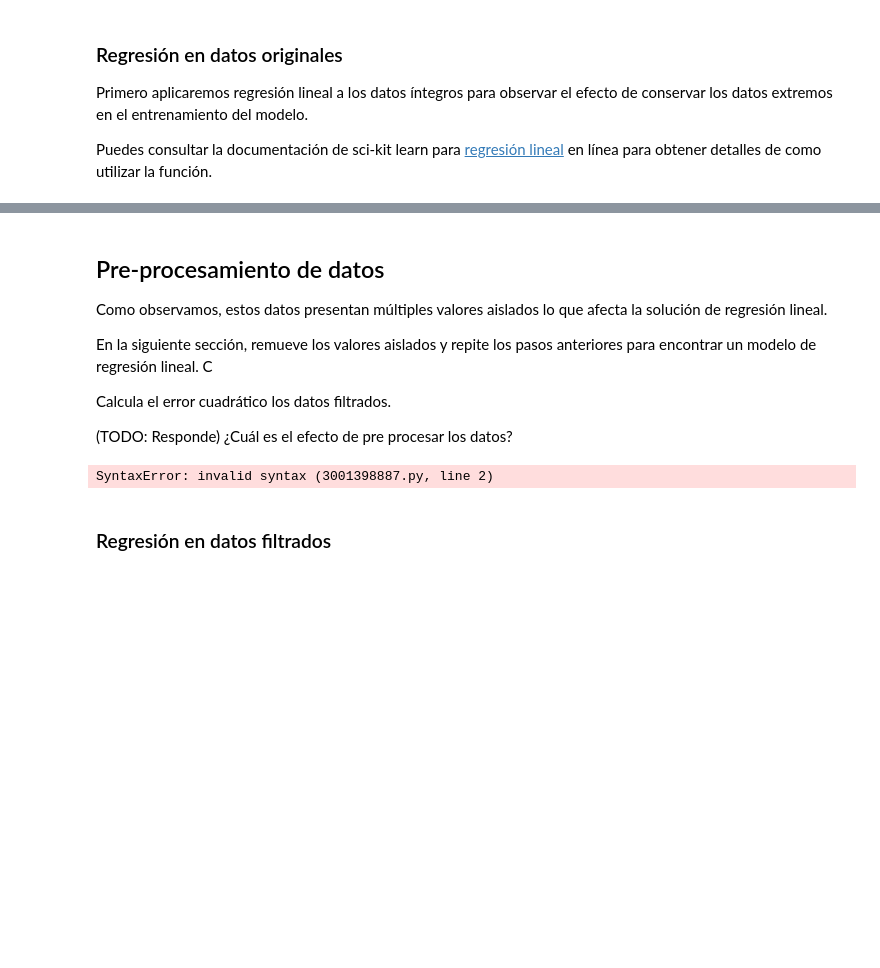
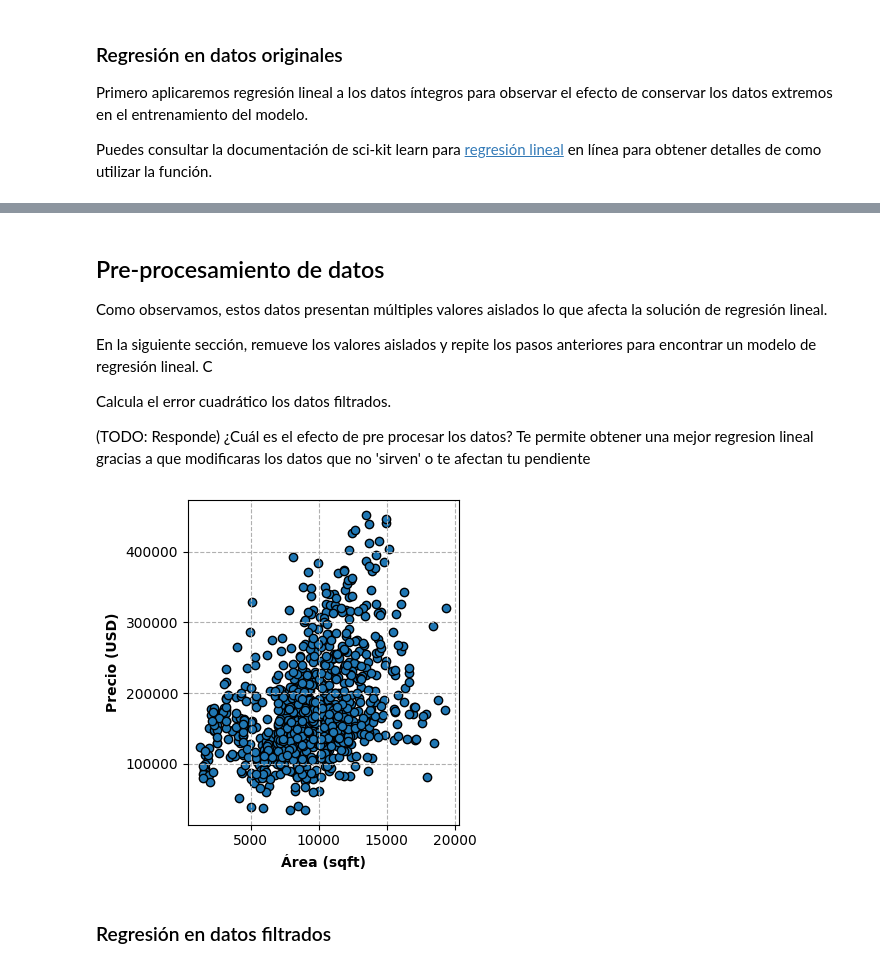
Before and after one commit to israelito123/SI24_LosCapybaros, a Jupyter notebook: src/si24/ejercicios/E03_linear_reg/linear_regression.ipynb, the cells around one changed output, grey strips where cells are left out. Saved outputs shown, nothing was run; the diff lists cells and outputs as text; code cells hidden in the pictures; blank space fills up the shorter version.

Commit message:
Bismarck modifico Regresion lineal x2

```diff
--- a/src/si24/ejercicios/E03_linear_reg/linear_regression.ipynb
+++ b/src/si24/ejercicios/E03_linear_reg/linear_regression.ipynb
@@ -259,21 +292,22 @@ En la siguiente sección, remueve los valores aislados y repite los pasos anteri
 Calcula el error cuadrático los datos filtrados.
 
 (TODO: Responde) ¿Cuál es el efecto de pre procesar los datos?
+Te permite obtener una mejor regresion lineal gracias a que modificaras los datos que no 'sirven' o te afectan tu pendiente
 # %%
 # TODO: Remueve los outliers seleccionando un valor que consideres apropiado (filtra los valores de LotArea y  SalePrice=) hasta que los datos se encuentren densamente concentrados en una región
-train_data_filtrada = train_data[train_data["LotArea"] <= ???]
-train_data_filtrada = train_data_filtrada[train_data["SalePrice"] <= ???]
+train_data_filtrada = train_data[train_data["LotArea"] <= 20000] #Filtrando datos de x para optimizar
+train_data_filtrada = train_data_filtrada[train_data["SalePrice"] <= 470000] #Filtrando datos de y
 
 # Definir variables y etiquetas
 X_filtered = np.array(train_data_filtrada["LotArea"])
 y_filtered = np.array(train_data_filtrada["SalePrice"])
 
 # Graficar de nuevo
 fig, ax = plot_data(X_filtered, y_filtered)
 fig.tight_layout()
 plt.show()
 # %% [output]
-SyntaxError: invalid syntax (3001398887.py, line 2)
+[figure, added]
 # %% [markdown]
 ### Regresión en datos filtrados
 # %%
```
Also changed, not shown: parts of 7 cells of this notebook.
